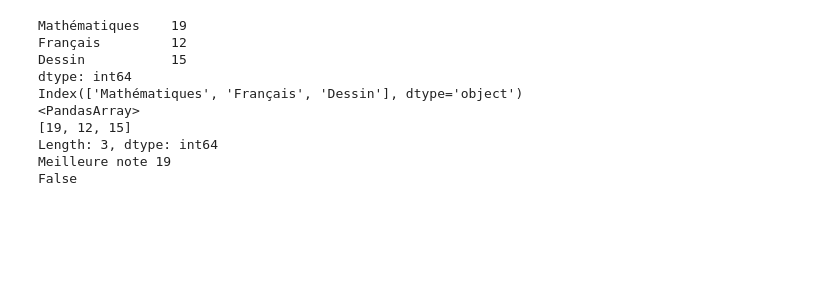
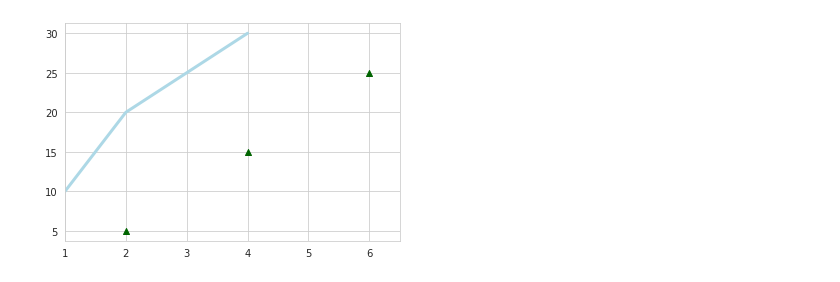
Before and after one commit to balladembelemoussa/codesandbox-template-nuxt, a Jupyter notebook: Untitled.ipynb, the cells around one changed output. Saved outputs shown, nothing was run; the diff lists cells and outputs as text; code cells hidden in the pictures; blank space fills up the shorter version.

```diff
--- a/Untitled.ipynb
+++ b/Untitled.ipynb
@@ -5,27 +3,16 @@ import pandas as pd
-# %%
-notes = {"Mathématiques": 19, "Français": 12, "Dessin": 15}
-ser = pd.Series(notes)
-
-print(ser)
-
-print (ser.index) #affiche l'index de la série
-
-print (ser.array) #affiche la data de la série
-
-print("Meilleure note {}".format(ser["Mathématiques"]))
-
-#vérifie si l'étiquette Sciences Physiques est présente dans l'index
-a = "Sciences Physiques" in ser
-
-print(a)
-# %% [output]
-Mathématiques    19
-Français         12
-Dessin           15
-dtype: int64
-Index(['Mathématiques', 'Français', 'Dessin'], dtype='object')
-<PandasArray>
-[19, 12, 15]
-Length: 3, dtype: int64
-Meilleure note 19
-False
+# %%
+>>> import matplotlib.pyplot as plt
+>>> x = [1,2,3,4]
+>>> y = [10,20,25,30]
+>>> fig = plt.figure()
+>>> ax = fig.add_subplot(111)
+>>> ax.plot(x, y, color='lightblue', linewidth=3)
+>>> ax.scatter([2,4,6],
+ [5,15,25],
+ color='darkgreen',
+ marker='^')
+>>> ax.set_xlim(1, 6.5)
+>>> plt.savefig('foo.png')
+>>> plt.show()
+# %% [output]
+[figure, added]
```
Also changed, not shown: parts of 17 cells of this notebook.
